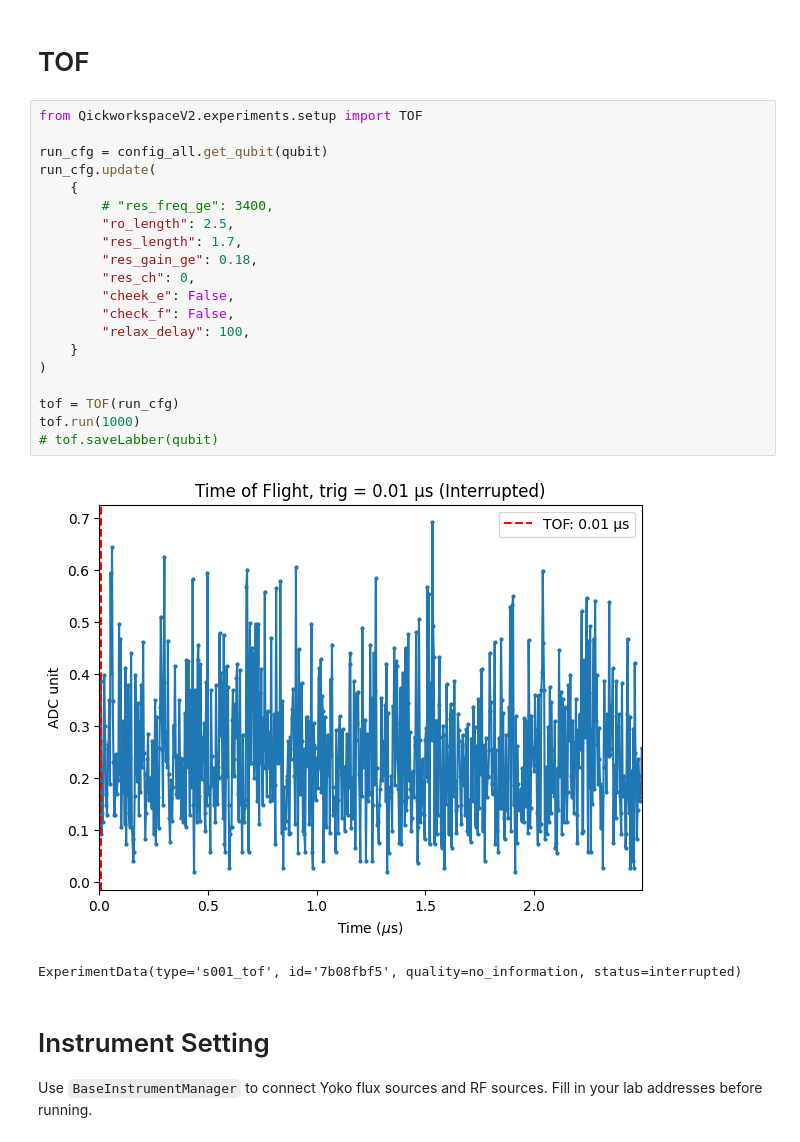
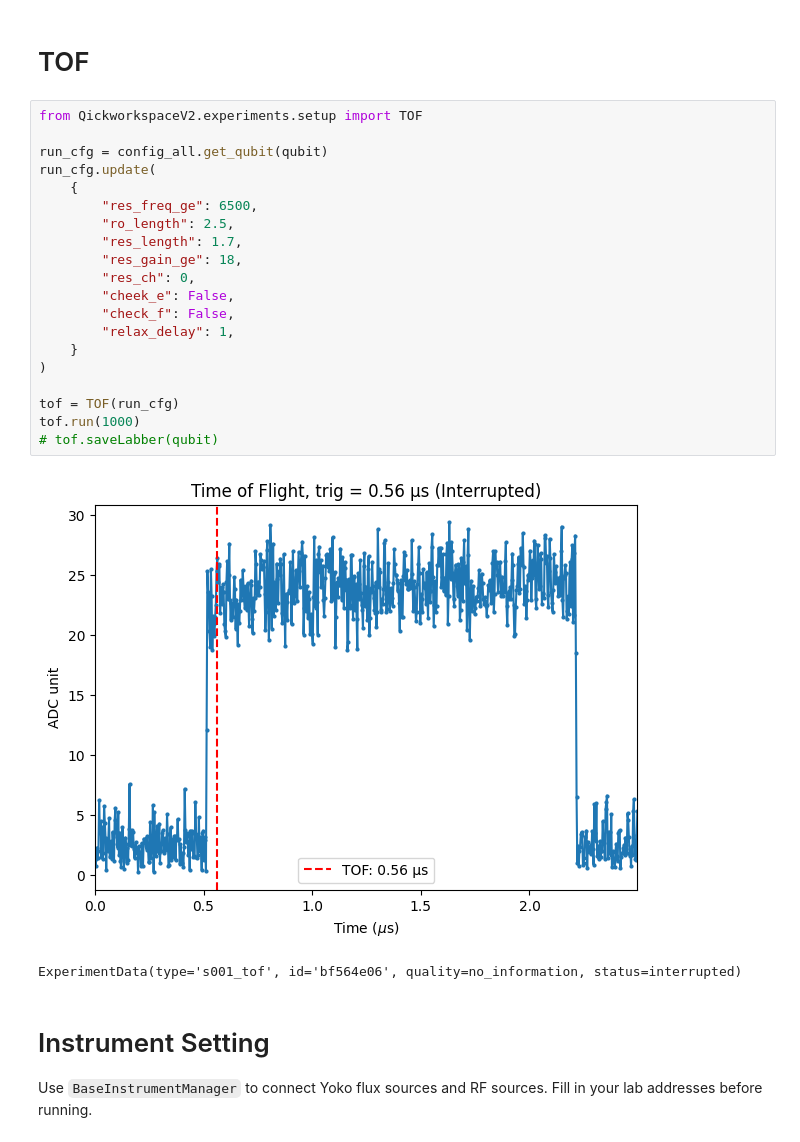
Before and after one commit to JayChien04717/QickworksaceV2_proj, a Jupyter notebook: QickworkspaceV2.ipynb, the cells around one changed output. Cells and saved outputs as stored; diff of their text form.

```diff
--- a/QickworkspaceV2.ipynb
+++ b/QickworkspaceV2.ipynb
@@ -53,26 +53,26 @@ run_cfg = config_all.get_qubit(qubit)
 # %%
 from QickworkspaceV2.experiments.setup import TOF
 
 run_cfg = config_all.get_qubit(qubit)
 run_cfg.update(
     {
-        # "res_freq_ge": 3400,
+        "res_freq_ge": 6500,
         "ro_length": 2.5,
         "res_length": 1.7,
-        "res_gain_ge": 0.18,
+        "res_gain_ge": 18,
         "res_ch": 0,
         "cheek_e": False,
         "check_f": False,
-        "relax_delay": 100,
+        "relax_delay": 1,
     }
 )
 
 tof = TOF(run_cfg)
 tof.run(1000)
 # tof.saveLabber(qubit)
 # %% [output]
-[figure, old version]
+[figure, new version]
-ExperimentData(type='s001_tof', id='7b08fbf5', quality=no_information, status=interrupted)
+ExperimentData(type='s001_tof', id='bf564e06', quality=no_information, status=interrupted)
 # %% [markdown]
 # Instrument Setting
 
```
Also changed, not shown: parts of 25 cells of this notebook.
